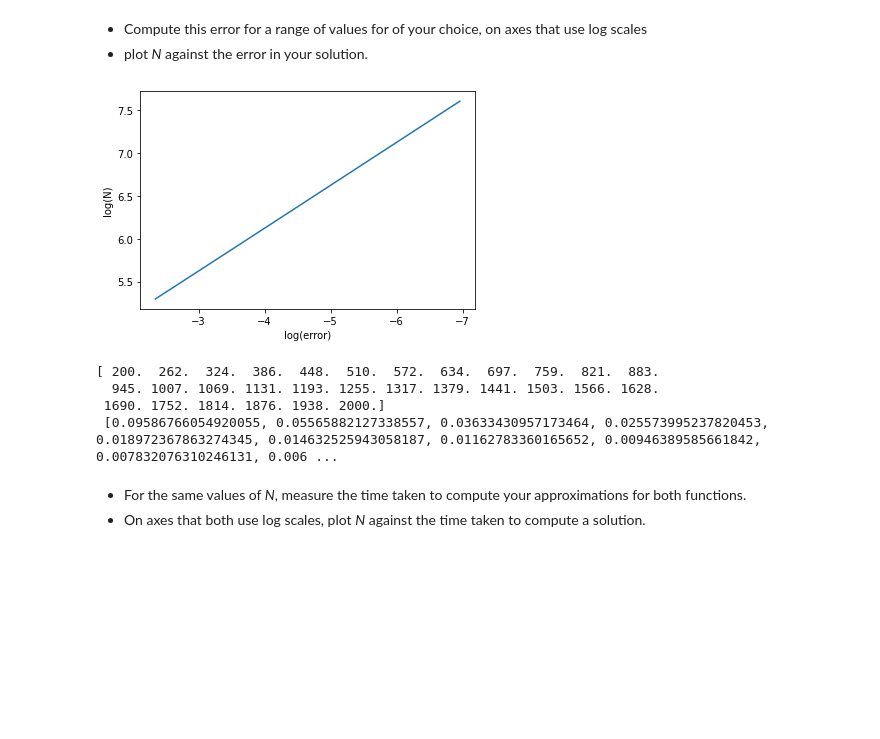
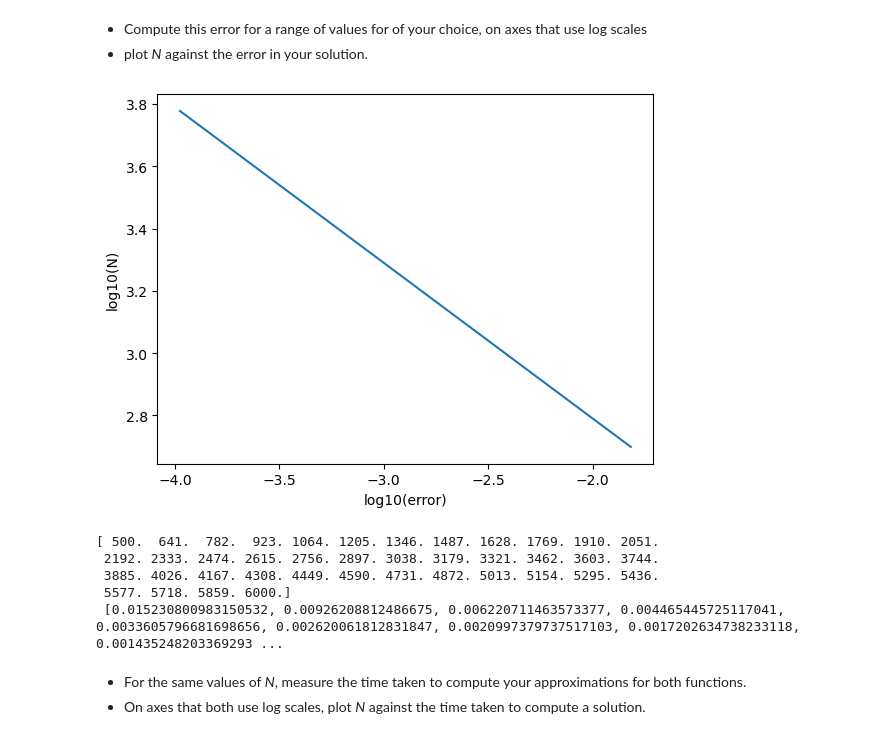
Before and after one commit to YRYoung/HPC, a Jupyter notebook: Assigenment/Assignment_2.ipynb, the cells around one changed output. Drawn from its saved outputs; the diff is of its cells as text; code cells hidden in the pictures; blank space fills up the shorter version.

```diff
--- a/Assigenment/Assignment_2.ipynb
+++ b/Assigenment/Assignment_2.ipynb
@@ -99,41 +101,33 @@ Closest: N=1000
 * plot *N* against the error in your solution.
 # %%
 from scipy.sparse.linalg import spsolve
-%matplotlib inline
 import matplotlib.pyplot as plt
+from tqdm import tqdm
 
-from tqdm import tqdm
-import timeit
+k = 29. * np.pi / 2.
+error = []
+sizes = np.round(np.linspace(500, 6000, 40))
+for i, N in enumerate(tqdm(sizes)):
+    x = np.linspace(0, 1, int(N + 1))
+    A, f = generate_mat(int(N))
+    u = spsolve(A, f.T)
+    u_exact = np.sin(k * x)  #!!
+    error.append(np.max(np.abs(u - u_exact)))
 
-
-i=0
-k=29.*np.pi/2.
-error=[]
-sizes=np.round(np.linspace(200,2000,30))
-for N in tqdm(sizes):
-
-  x = np.linspace(0,1,int(N+1))
-  A,f = generate_mat(int(N))
-  u = spsolve(A,f.T)
-  u_exact = np.sin(k*x) #!!
-  error.append(np.max(np.abs(u-u_exact)))
-  i=i+1
-
-
-plt.plot(np.log(error),np.log(sizes))
-plt.xlabel('log(error)')
-plt.ylabel('log(N)')
+plt.plot(np.log10(error), np.log10(sizes))
+plt.xlabel('log10(error)')
+plt.ylabel('log10(N)')
 ax = plt.gca()
-ax.invert_xaxis()
 plt.show()
 
-print(sizes,'\n',error)
+print(sizes, '\n', error)
 # %% [output]
-[figure, old version]
+[figure, new version]
-[ 200.  262.  324.  386.  448.  510.  572.  634.  697.  759.  821.  883.
-  945. 1007. 1069. 1131. 1193. 1255. 1317. 1379. 1441. 1503. 1566. 1628.
- 1690. 1752. 1814. 1876. 1938. 2000.]
- [0.09586766054920055, 0.05565882127338557, 0.03633430957173464, 0.025573995237820453, 0.018972367863274345, 0.014632525943058187, 0.01162783360165652, 0.00946389585661842, 0.007832076310246131, 0.006 ...
+[ 500.  641.  782.  923. 1064. 1205. 1346. 1487. 1628. 1769. 1910. 2051.
+ 2192. 2333. 2474. 2615. 2756. 2897. 3038. 3179. 3321. 3462. 3603. 3744.
+ 3885. 4026. 4167. 4308. 4449. 4590. 4731. 4872. 5013. 5154. 5295. 5436.
+ 5577. 5718. 5859. 6000.]
+ [0.015230800983150532, 0.00926208812486675, 0.006220711463573377, 0.004465445725117041, 0.0033605796681698656, 0.002620061812831847, 0.0020997379737517103, 0.0017202634738233118, 0.001435248203369293 ...
 # %% [markdown]
 * For the same values of *N*, measure the time taken to compute your approximations for both functions.
 * On axes that both use log scales, plot *N* against the time taken to compute a solution.
```
Also changed, not shown: parts of 12 cells of this notebook, 2 other files.
